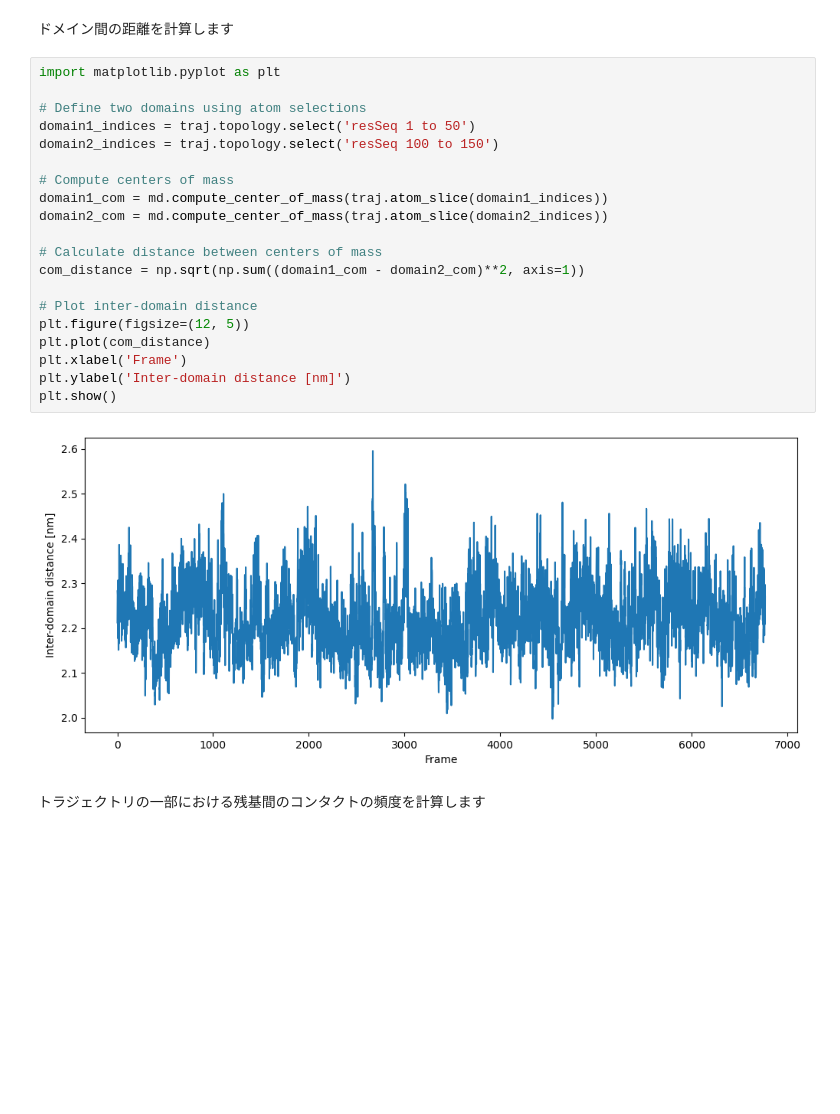
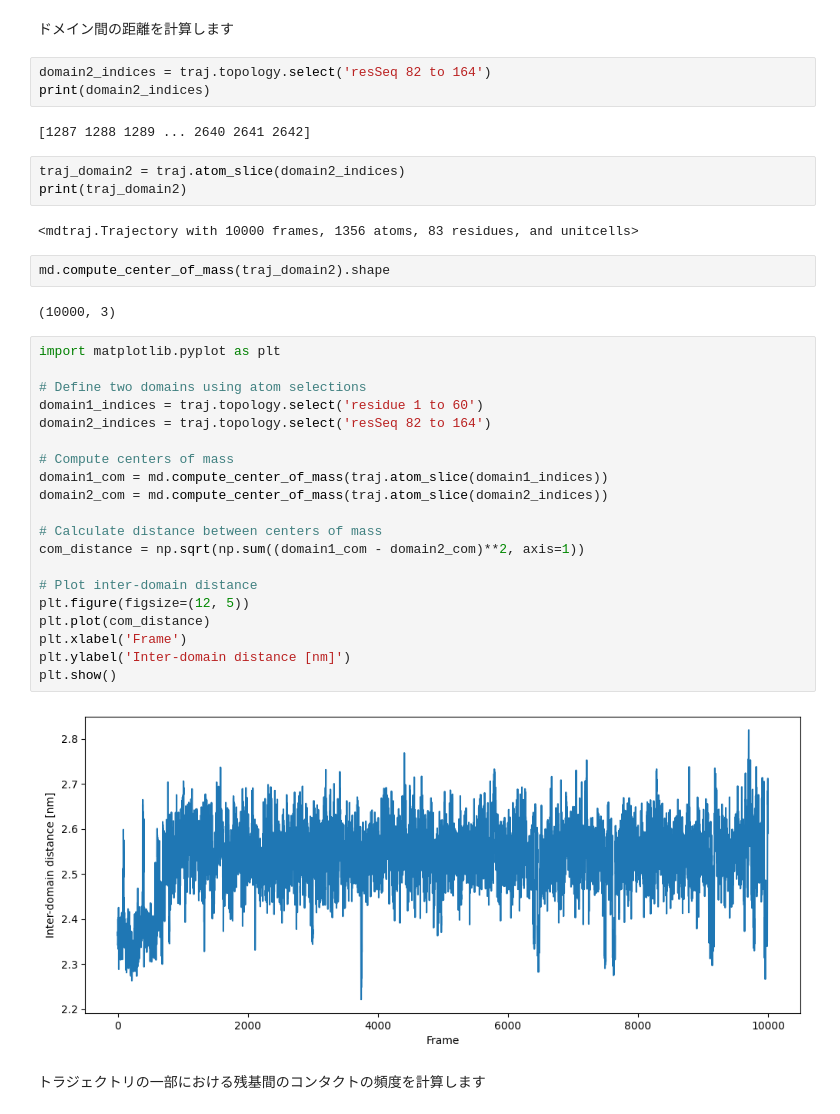
Before and after one commit to matsunagalab/tutorial_analyzingMDdata, a Jupyter notebook: 03_md_geometry.ipynb, the cells around one changed output. Saved outputs shown, nothing was run; the diff lists cells and outputs as text; blank space fills up the shorter version.

```diff
--- a/03_md_geometry.ipynb
+++ b/03_md_geometry.ipynb
@@ -78,27 +78,41 @@ plt.show()
 # %% [markdown]
 ドメイン間の距離を計算します
+# %%
+domain2_indices = traj.topology.select('resSeq 82 to 164')
+print(domain2_indices)
+# %% [output]
+[1287 1288 1289 ... 2640 2641 2642]
+# %%
+traj_domain2 = traj.atom_slice(domain2_indices)
+print(traj_domain2)
+# %% [output]
+<mdtraj.Trajectory with 10000 frames, 1356 atoms, 83 residues, and unitcells>
+# %%
+md.compute_center_of_mass(traj_domain2).shape
+# %% [output]
+(10000, 3)
 # %%
 import matplotlib.pyplot as plt
 
 # Define two domains using atom selections
-domain1_indices = traj.topology.select('resSeq 1 to 50')
-domain2_indices = traj.topology.select('resSeq 100 to 150')
+domain1_indices = traj.topology.select('residue 1 to 60')
+domain2_indices = traj.topology.select('resSeq 82 to 164')
 
 # Compute centers of mass
 domain1_com = md.compute_center_of_mass(traj.atom_slice(domain1_indices))
 domain2_com = md.compute_center_of_mass(traj.atom_slice(domain2_indices))
 
 # Calculate distance between centers of mass
 com_distance = np.sqrt(np.sum((domain1_com - domain2_com)**2, axis=1))
 
 # Plot inter-domain distance
 plt.figure(figsize=(12, 5))
 plt.plot(com_distance)
 plt.xlabel('Frame')
 plt.ylabel('Inter-domain distance [nm]')
 plt.show()
 # %% [output]
-[figure, old version]
+[figure, new version]
 # %% [markdown]
 トラジェクトリの一部における残基間のコンタクトの頻度を計算します
 # %%
```
Also changed, not shown: parts of 6 cells of this notebook.
